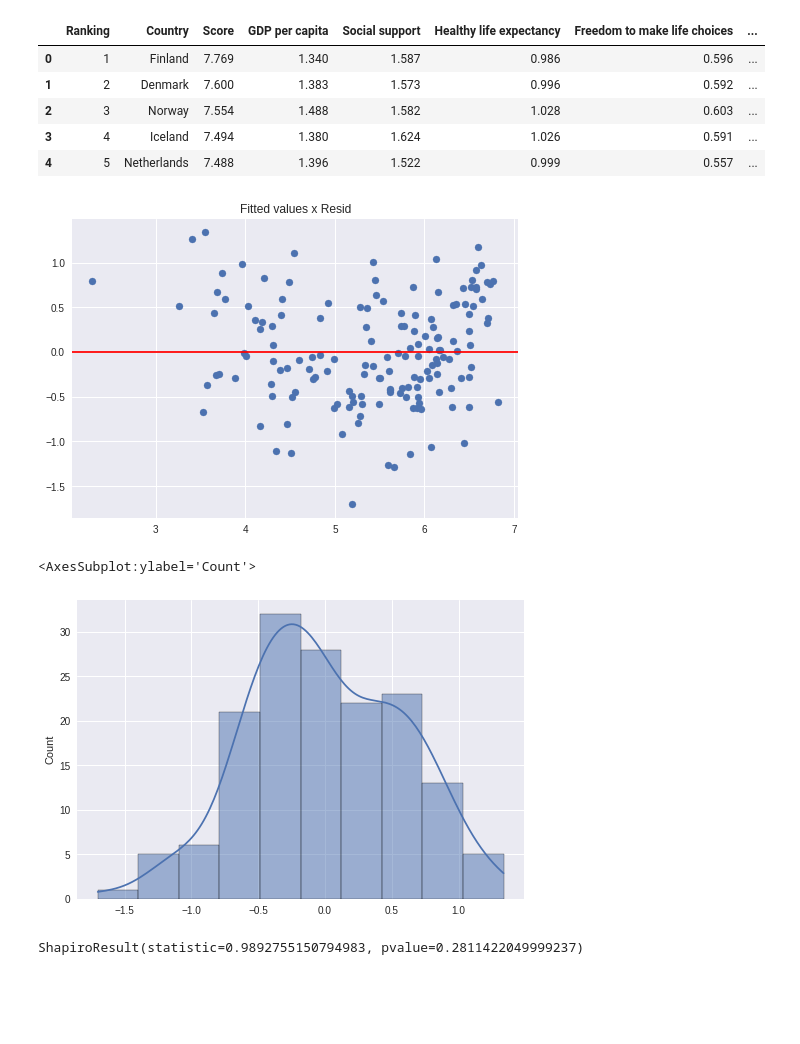
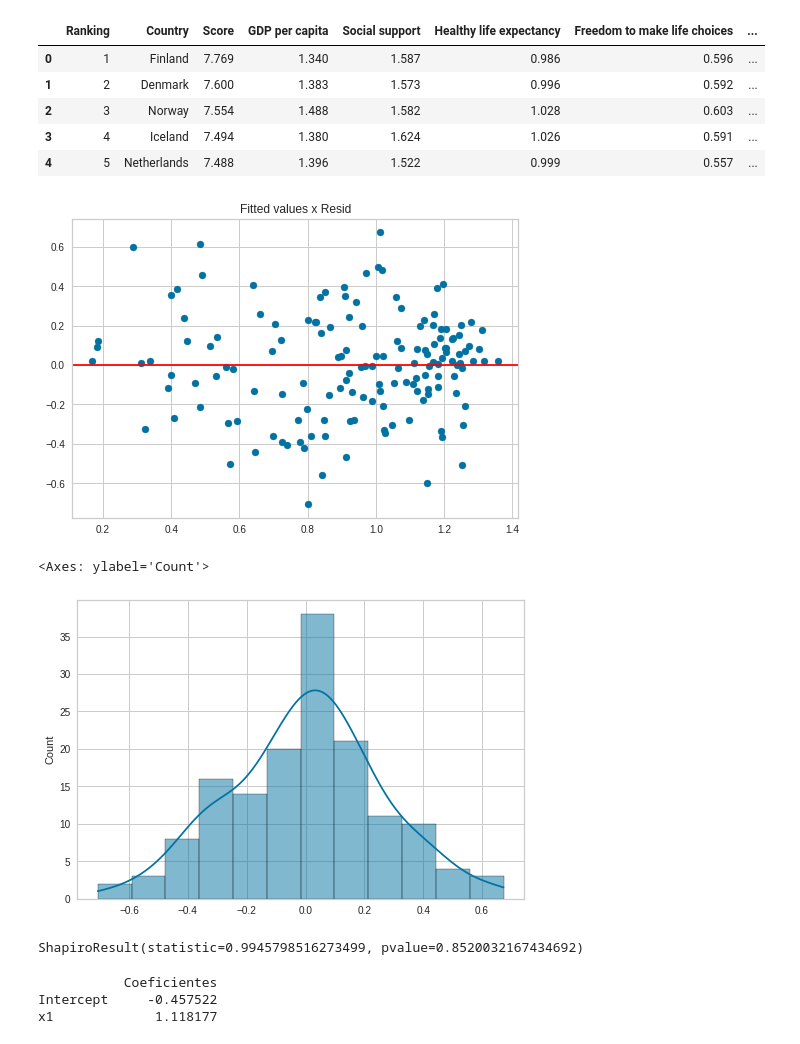
Before and after one commit to Rneron/Python, a Jupyter notebook: Case_EJEST.ipynb, the cells around one changed output. Saved outputs shown, nothing was run; the diff lists cells and outputs as text; code cells hidden in the pictures; blank space fills up the shorter version.

```diff
--- a/Case_EJEST.ipynb
+++ b/Case_EJEST.ipynb
@@ -10,4 +9,4 @@ import plotly.express as px
 # %%
 # Importando a base da dados e definindo as variáveis
-dados =  pd.read_csv('/content/drive/MyDrive/Colab Notebooks/tabelas/2019.csv')
+dados =  pd.read_csv('/content/drive/MyDrive/Python/tabelas/2019.csv')
 dados = dados.rename(columns={'Overall rank':'Ranking','Country or region':'Country'})
@@ -80,0 +207,4 @@ from sklearn.linear_model import LinearRegression
+# %%
+# Novo data frame sem os outliers
+
+new_df = dados.drop(labels=[134,101,144,148,154,153],axis=0)
@@ -220,0 +233,6 @@ Notes:
+# %%
+# Criar modelo com apenas 1 variável preditora
+
+modelo = sm.ols(formula = 'y~x1', data = new_df)
+modelo = modelo.fit()
+print(modelo.summary())
@@ -228,20 +290,30 @@ dados.head()
 | 3 | 4 | Iceland | 7.494 | 1.380 | 1.624 | 1.026 | 0.591 | ... |
 | 4 | 5 | Netherlands | 7.488 | 1.396 | 1.522 | 0.999 | 0.557 | ... |
 # %%
-# ANALISANDO OS RESULTADOS CHEGAMOS A CONCLUSÃO QUE O MELHOR MODELO É O MODELO 3
 # Visualizar gráfico com os residuais
-plt.scatter(x=modelo3.fittedvalues,y=modelo3.resid)
-plt.axhline(color='red',)
+
+plt.scatter(x=modelo.fittedvalues,y=modelo.resid)
+plt.axhline(color='red')
 plt.title('Fitted values x Resid')
+
 plt.show()
 # %% [output]
-[figure, old version]
+[figure, new version]
 # %%
-sns.histplot(modelo3.resid,kde=True)
+sns.histplot(modelo.resid,kde=True)
 # %% [output]
-<AxesSubplot:ylabel='Count'>
+<Axes: ylabel='Count'>
-[figure, old version]
+[figure, new version]
 # %%
-stats.shapiro(modelo3.resid)
+stats.shapiro(modelo.resid) # resíduos normais
 # %% [output]
-ShapiroResult(statistic=0.9892755150794983, pvalue=0.2811422049999237)
+ShapiroResult(statistic=0.9945798516273499, pvalue=0.8520032167434692)
+# %%
+# Visualizando apenas os coeficientes para a criação da reta de regressão
+coeficientes = pd.DataFrame(modelo.params)
+coeficientes.columns = ['Coeficientes']
+print(coeficientes)
+# %% [output]
+           Coeficientes
+Intercept     -0.457522
+x1             1.118177
```
Also changed, not shown: parts of 41 cells of this notebook.
